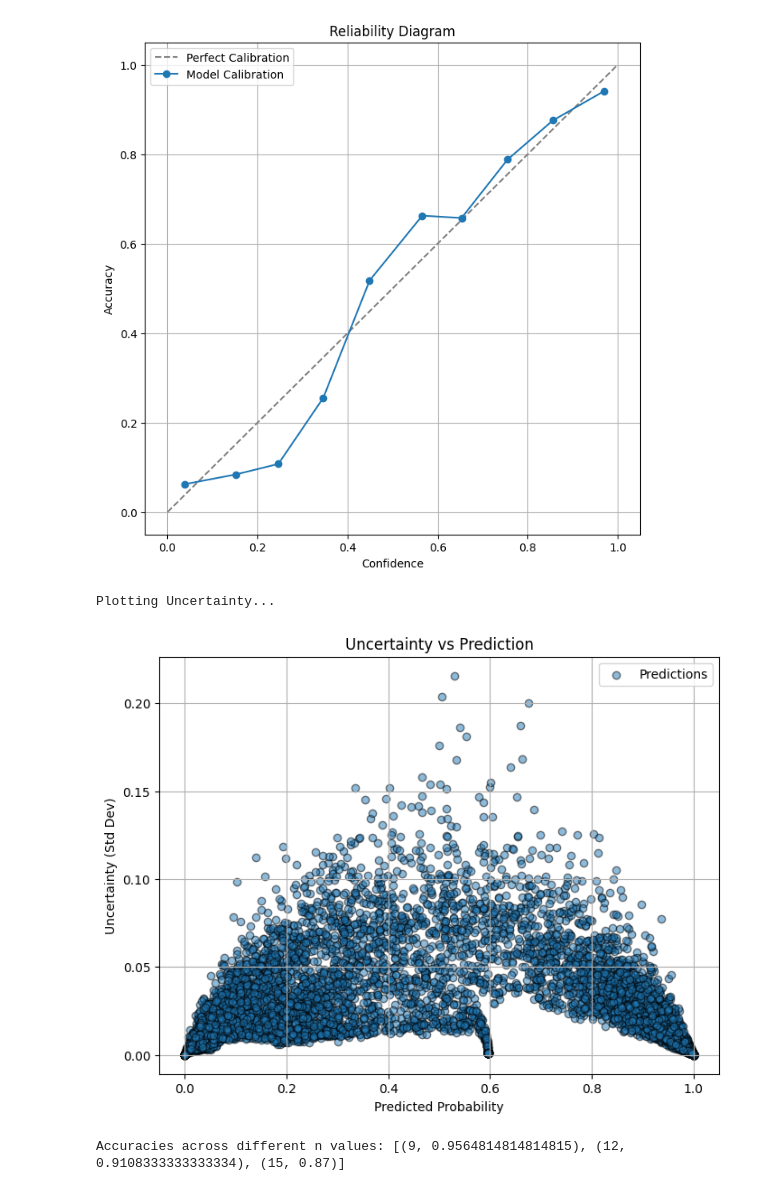
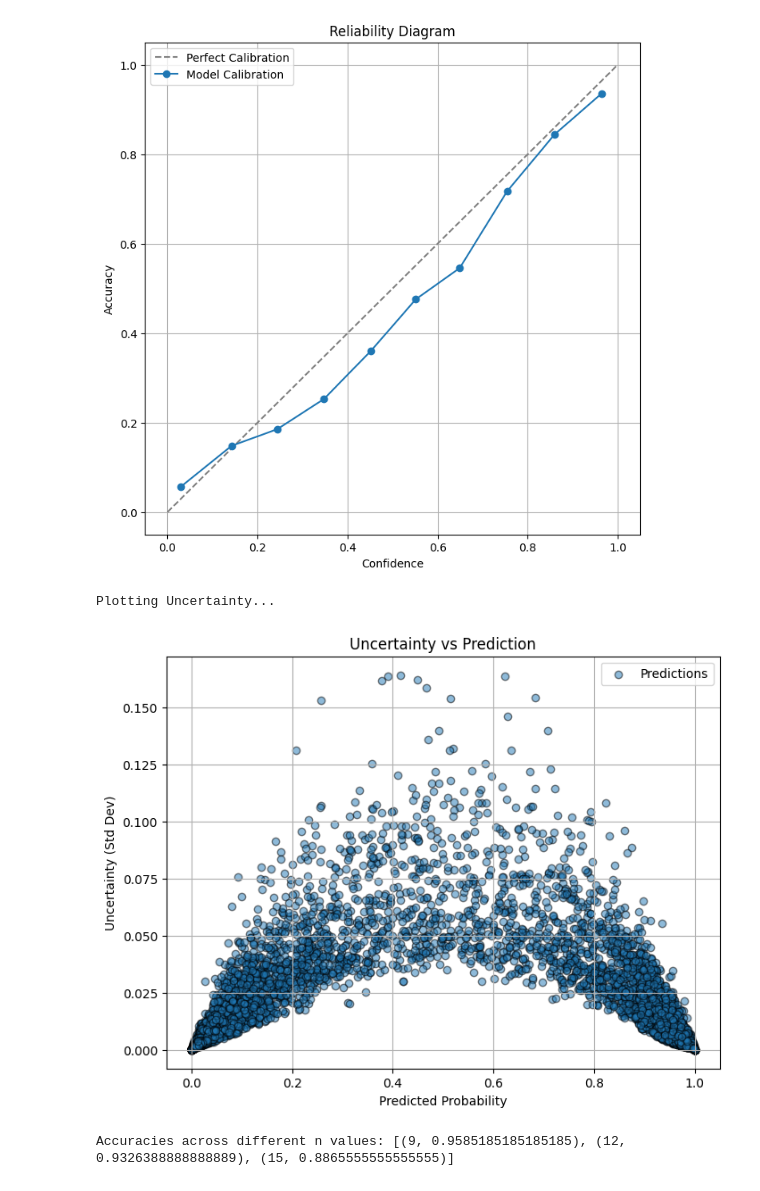
Before and after one commit to MartinNguyen03/ImpCML, a Jupyter notebook: Bayesian.ipynb, the cells around one changed output. Cells and saved outputs as stored; diff of their text form; code cells hidden in the pictures.

```diff
--- a/Bayesian.ipynb
+++ b/Bayesian.ipynb
@@ -21,8 +21,6 @@ class BayesianNN(nn.Module):
     def __init__(self, input_dim, prior_mu, prior_sigma, layer1_units, layer2_units):
         super(BayesianNN, self).__init__()
         # Define prior parameters
-        prior_mu = 0.0  # Mean of the prior distribution
-        prior_sigma = 0.1  # Standard deviation of the prior distribution
 
         # Initialize Bayesian layers with the specified priors
         self.fc1 = bnn.BayesLinear(prior_mu, prior_sigma, in_features=input_dim, out_features=layer1_units)
@@ -263,17 +239,15 @@ def run_bayesian_nn_plot(n, hyper_params, n_samples=50):
 # Run for each n value and collect accuracies
 results = []
 
-
-
 hyper_params12 = {
-    'optimizer': 'RAdam',
-    'learning_rate': 0.0033045788103494866,
-    'batch_size': 25,
-    'layer1_units': 128,
+    'optimizer': 'Adam',
+    'learning_rate': 0.0022225448311552795,
+    'batch_size': 107,
+    'layer1_units': 32,
     'layer2_units': 64,
     'prior_mu': 0.0,
-    'prior_sigma': 0.5,
-    'epochs': 50
+    'prior_sigma': 0.027841970984157735,
+    'epochs': 164
 }
 
 hyper_params9 = {
@@ -284,7 +258,7 @@ hyper_params9 = {
     'layer2_units': 64,
     'layer3_units': 64,
     'prior_mu': 0.0,
-    'prior_sigma': 0.01,
+    'prior_sigma': 0.1,
     'epochs': 50
 }
 
@@ -388,8 +362,8 @@ Test Accuracy for n=15: 0.8700
 Plotting Reliability Diagram...
-[figure, old version]
+[figure, new version]
 Plotting Uncertainty...
-[figure, old version]
+[figure, new version]
-Accuracies across different n values: [(9, 0.9564814814814815), (12, 0.9108333333333334), (15, 0.87)]
+Accuracies across different n values: [(9, 0.9585185185185185), (12, 0.9326388888888889), (15, 0.8865555555555555)]
 # %%
 space = [
     Categorical(['Adam', 'AdamW', 'RAdam'], name='optimizer'),
```
Also changed, not shown: parts of 3 cells of this notebook, 3 other files.
